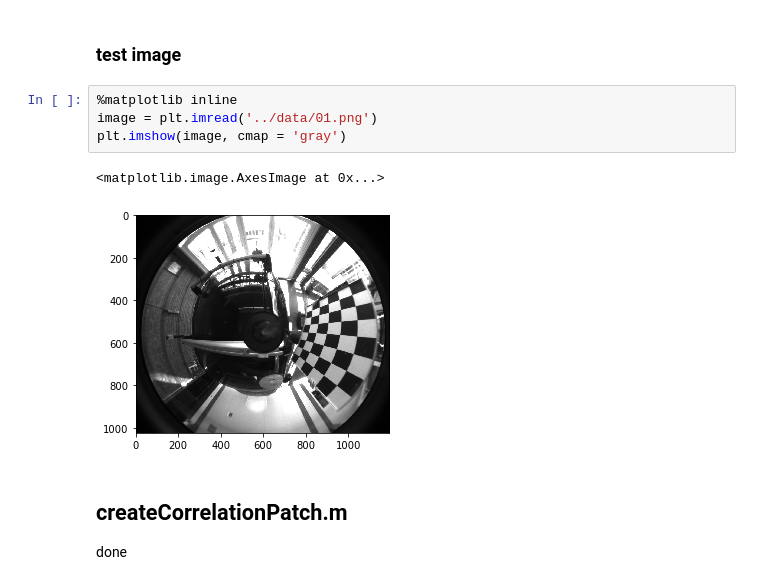
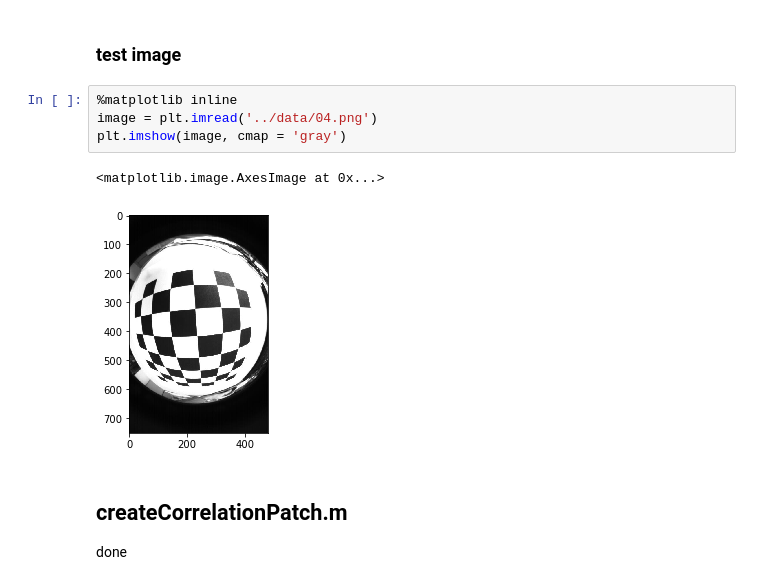
Before and after one commit to postBG/libcbdetect, a Jupyter notebook: matching_python/calibration_0923.ipynb, the cells around one changed output. Cells and saved outputs as stored; diff of their text form.

```diff
--- a/matching_python/calibration_0923.ipynb
+++ b/matching_python/calibration_0923.ipynb
@@ -10,11 +10,11 @@ from scipy.stats import norm
 ### test image
 # %%
 %matplotlib inline
-image = plt.imread('../data/01.png')
+image = plt.imread('../data/04.png')
 plt.imshow(image, cmap = 'gray')
 # %% [output]
 <matplotlib.image.AxesImage at 0x...>
-[figure, old version]
+[figure, new version]
 # %% [markdown]
 ## createCorrelationPatch.m
 done
```
Also changed, not shown: parts of 29 cells of this notebook.
